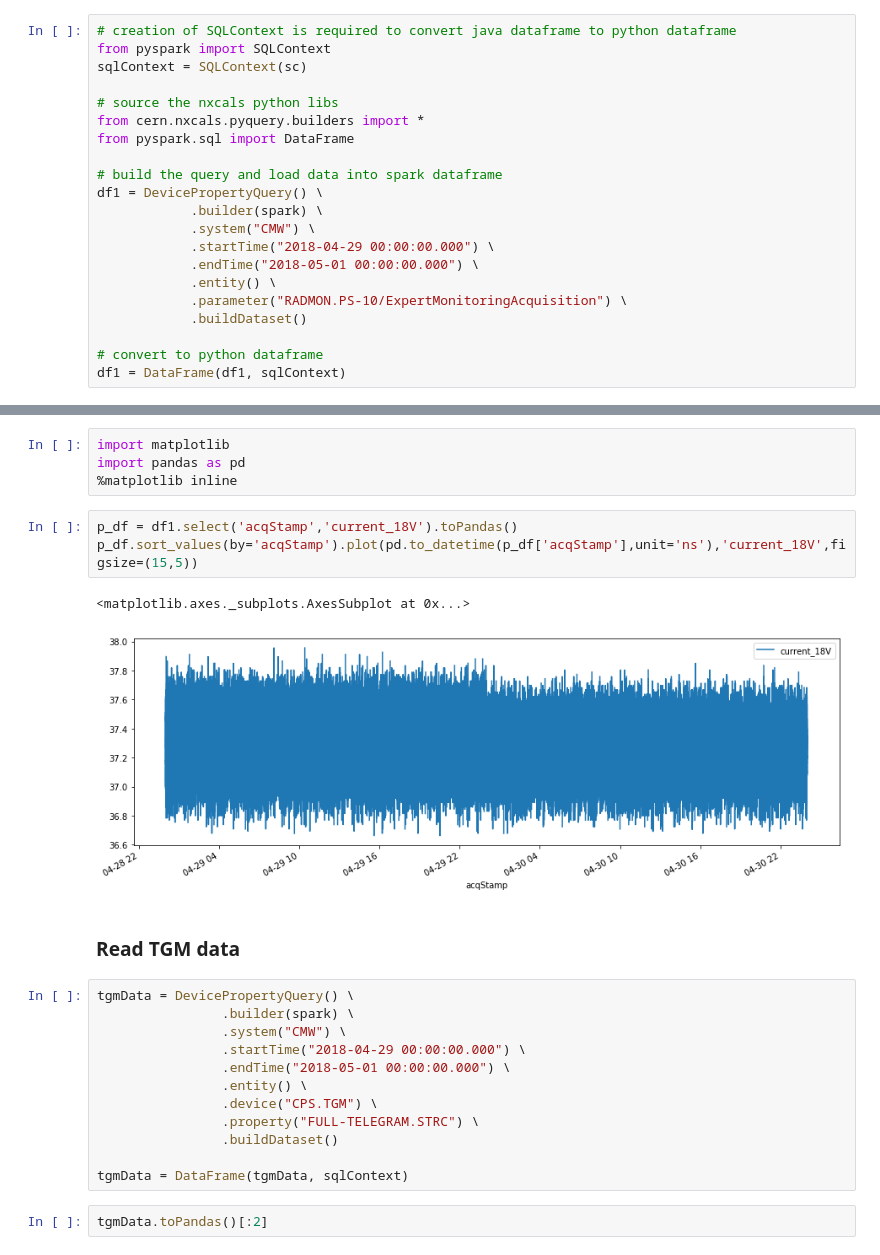
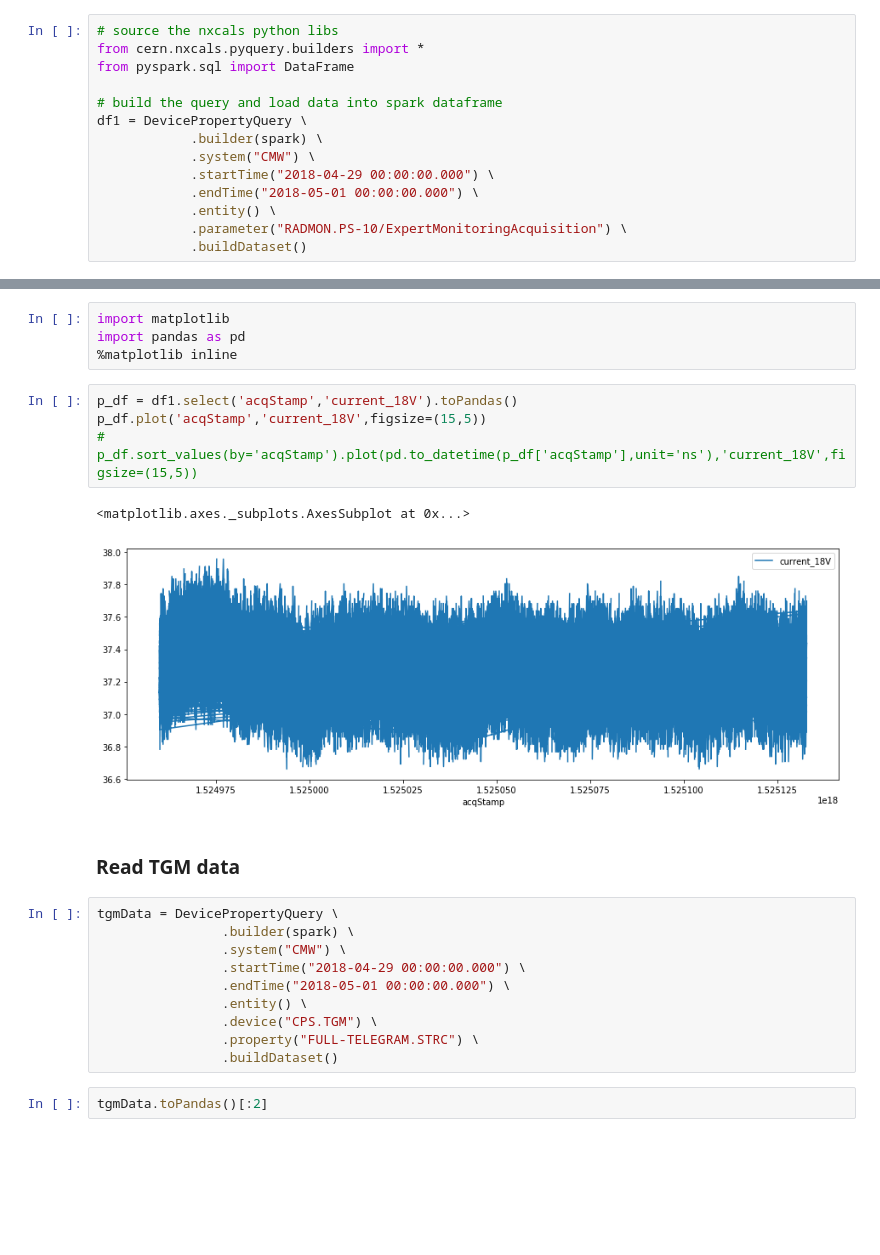
Before and after one commit to prasanthkothuri/swan-spark-notebooks, a Jupyter notebook: NXCals-example.ipynb, the cells around one changed output, grey strips where cells are left out. Drawn from its saved outputs; the diff is of its cells as text; blank space fills up the shorter version.

```diff
--- a/NXCals-example.ipynb
+++ b/NXCals-example.ipynb
@@ -17,16 +17,12 @@ To connect to a cluster, click on the star button on the top and follow the inst
 # %% [markdown]
 ### Read the NxCALS device properties into spark dataframe
 # %%
-# creation of SQLContext is required to convert java dataframe to python dataframe
-from pyspark import SQLContext
-sqlContext = SQLContext(sc)
-
 # source the nxcals python libs
 from cern.nxcals.pyquery.builders import *
 from pyspark.sql import DataFrame
 
 # build the query and load data into spark dataframe
-df1 = DevicePropertyQuery() \
+df1 = DevicePropertyQuery \
             .builder(spark) \
             .system("CMW") \
             .startTime("2018-04-29 00:00:00.000") \
@@ -34,9 +30,6 @@ df1 = DevicePropertyQuery() \
             .entity() \
             .parameter("RADMON.PS-10/ExpertMonitoringAcquisition") \
             .buildDataset()
-
-# convert to python dataframe
-df1 = DataFrame(df1, sqlContext)
 # %% [markdown]
 ### Inspect data
 # %%
@@ -56,14 +49,15 @@ import pandas as pd
 %matplotlib inline
 # %%
 p_df = df1.select('acqStamp','current_18V').toPandas()
-p_df.sort_values(by='acqStamp').plot(pd.to_datetime(p_df['acqStamp'],unit='ns'),'current_18V',figsize=(15,5))
+p_df.plot('acqStamp','current_18V',figsize=(15,5))
+# p_df.sort_values(by='acqStamp').plot(pd.to_datetime(p_df['acqStamp'],unit='ns'),'current_18V',figsize=(15,5))
 # %% [output]
 <matplotlib.axes._subplots.AxesSubplot at 0x...>
-[figure, old version]
+[figure, new version]
 # %% [markdown]
 ### Read TGM data
 # %%
-tgmData = DevicePropertyQuery() \
+tgmData = DevicePropertyQuery \
                 .builder(spark) \
                 .system("CMW") \
                 .startTime("2018-04-29 00:00:00.000") \
@@ -72,8 +66,6 @@ tgmData = DevicePropertyQuery() \
                 .device("CPS.TGM") \
                 .property("FULL-TELEGRAM.STRC") \
                 .buildDataset()
-
-tgmData = DataFrame(tgmData, sqlContext)
 # %%
 tgmData.toPandas()[:2]
 # %% [output]
```
Also changed, not shown: parts of 2 cells of this notebook, 1 other file.
